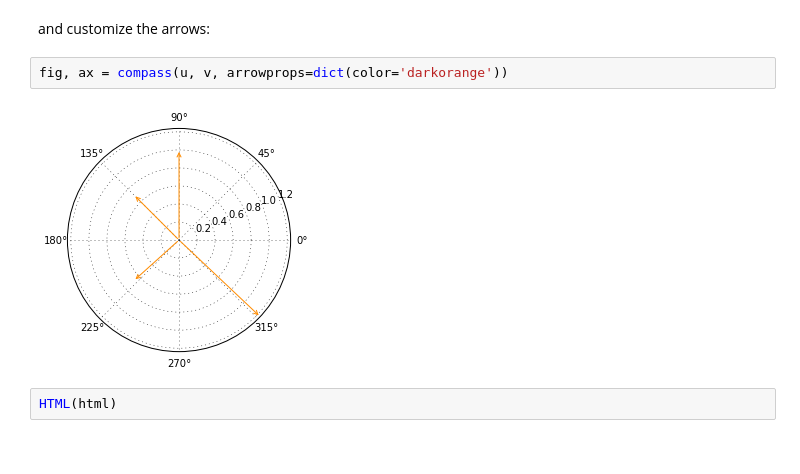
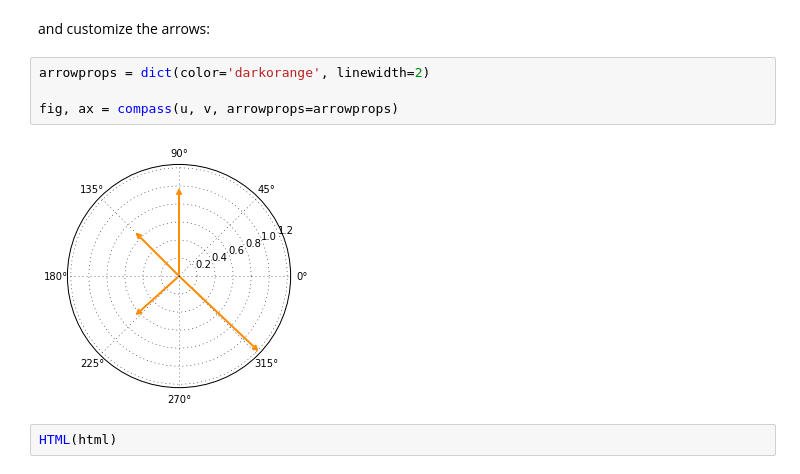
Before and after one commit to ocefpaf/python4oceanographers, a Jupyter notebook: content/downloads/notebooks/2015-02-09-compass.ipynb, the cells around one changed output. Drawn from its saved outputs; the diff is of its cells as text.

```diff
--- a/content/downloads/notebooks/2015-02-09-compass.ipynb
+++ b/content/downloads/notebooks/2015-02-09-compass.ipynb
@@ -128,9 +128,11 @@ fig, ax = compass(u, v)
 # %% [markdown]
 and customize the arrows:
 # %%
-fig, ax = compass(u, v, arrowprops=dict(color='darkorange'))
+arrowprops = dict(color='darkorange', linewidth=2)
+
+fig, ax = compass(u, v, arrowprops=arrowprops)
 # %% [output]
-[figure, old version]
+[figure, new version]
 # %%
 HTML(html)
 # %% [output]
```
Also changed, not shown: parts of 1 cell of this notebook, 1 other file.
